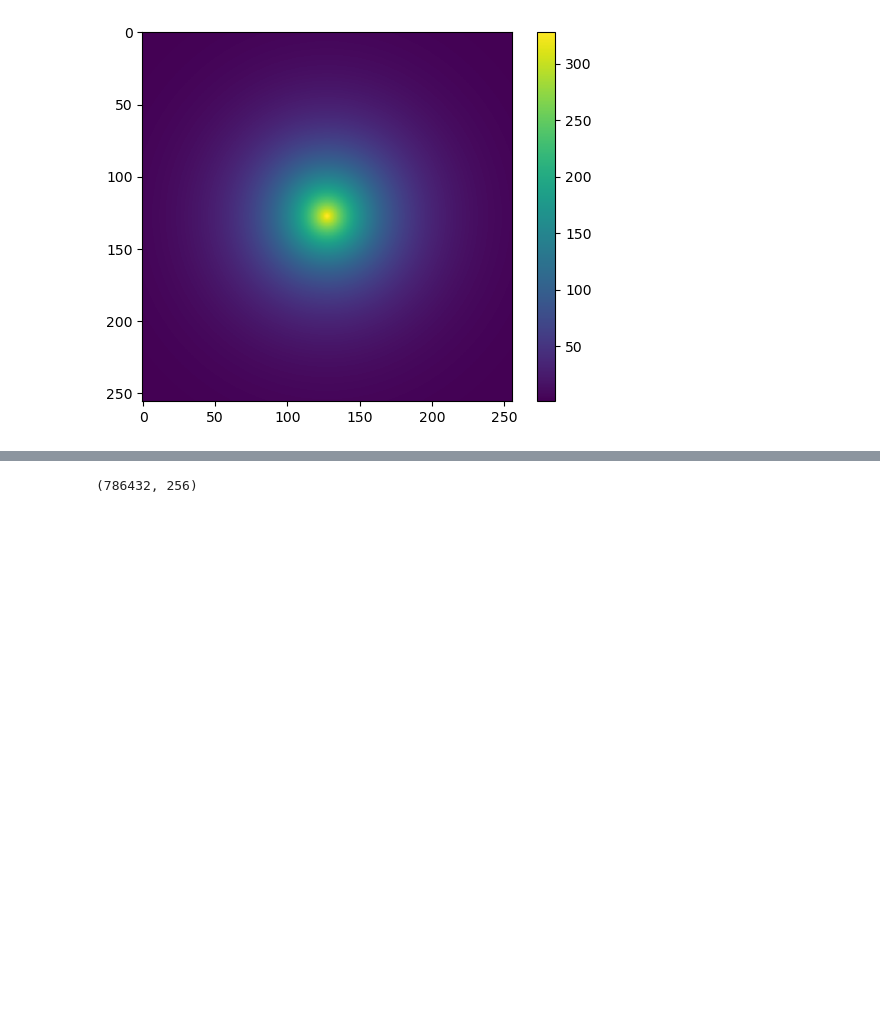
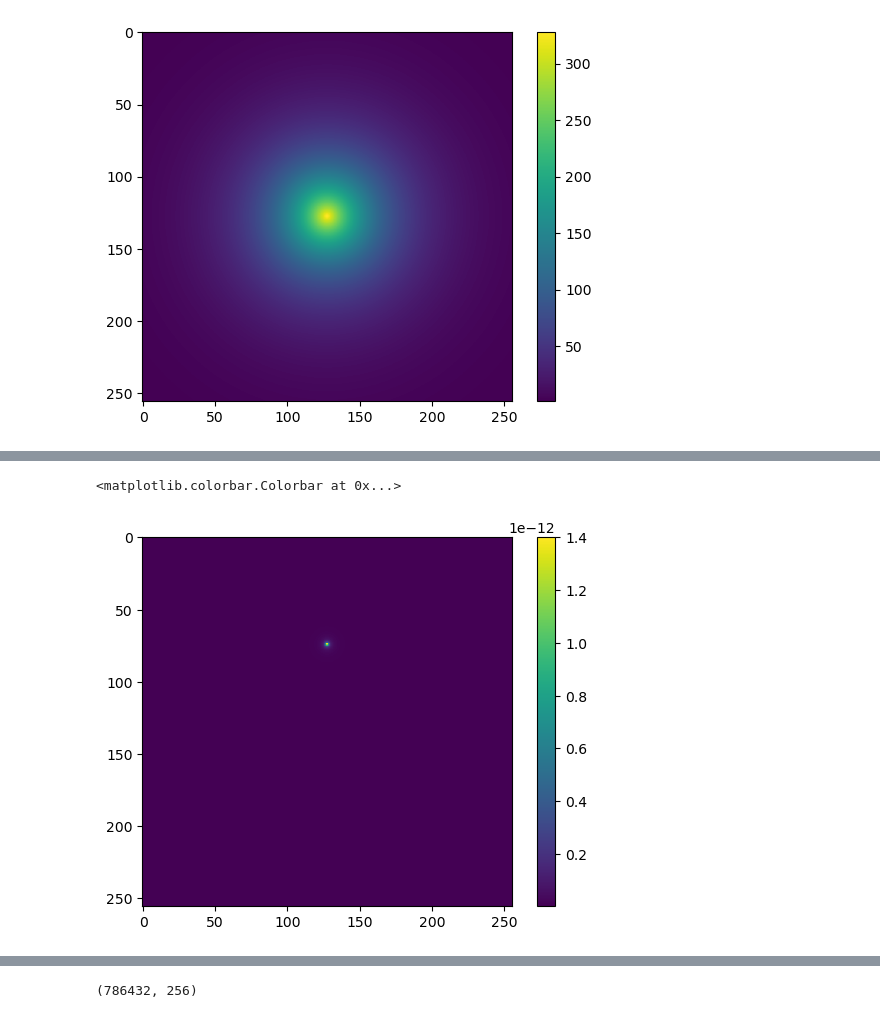
Before and after one commit to dkn16/Synax, a Jupyter notebook: examples/emiss_calc.ipynb, the cells around one changed output, grey strips where cells are left out. Cells and saved outputs as stored; diff of their text form; code cells hidden in the pictures; blank space fills up the shorter version.

```diff
--- a/examples/emiss_calc.ipynb
+++ b/examples/emiss_calc.ipynb
@@ -80,4 +133,9 @@ nhats = nhats.reshape((256,256,64,3))
 # %%
-B_los_square = ((nhats*B_field)**2).sum(axis=-1)
+B_los_square = ((nhats*B_field)).sum(axis=-1)**2
+plt.imshow(B_los_square[:,:,32])
+plt.colorbar()
+# %% [output]
+<matplotlib.colorbar.Colorbar at 0x...>
+[figure, added]
 # %%
 B_trans = (B_field_square-B_los_square)**0.5
```
Also changed, not shown: parts of 26 cells of this notebook, 1 other file.
